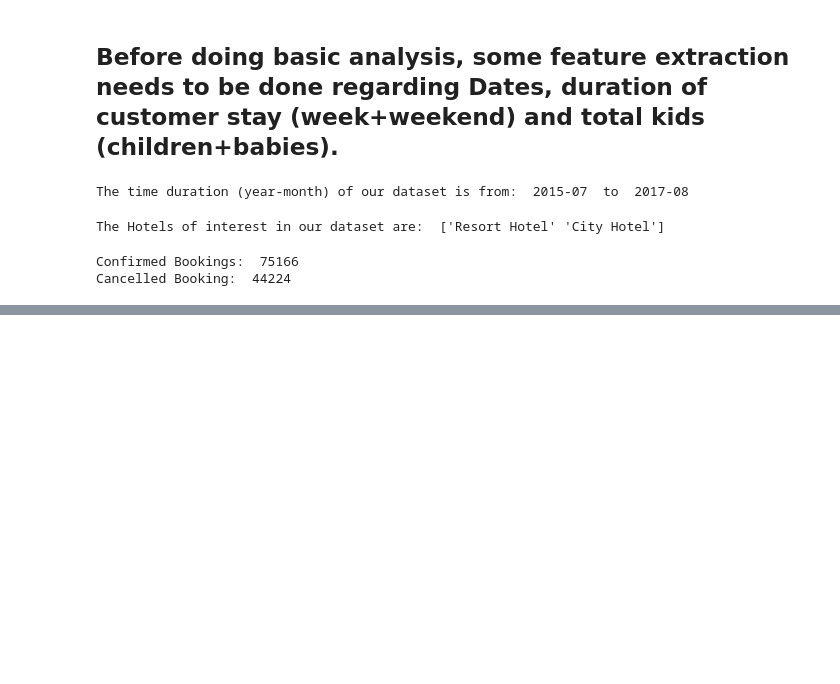
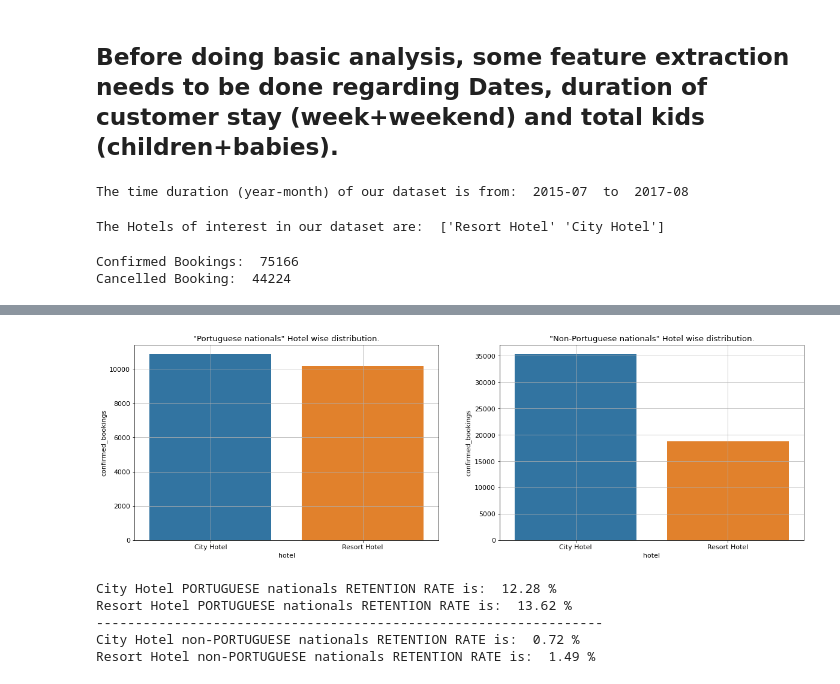
Before and after one commit to aviralsingh2907/AlmaBetter-Capstone-Project-1-EDA-Hotel-Booking-Analysis, a Jupyter notebook: CapstoneProject1_EDA_Hotel_Booking_Analysis.ipynb, the cells around one changed output, grey strips where cells are left out. Cells and saved outputs as stored; diff of their text form; code cells hidden in the pictures; blank space fills up the shorter version.

```diff
--- a/CapstoneProject1_EDA_Hotel_Booking_Analysis.ipynb
+++ b/CapstoneProject1_EDA_Hotel_Booking_Analysis.ipynb
@@ -258,0 +339,48 @@ hotel_canceled_df = hotel_df[hotel_df['is_canceled'] == 1].copy()   #cancelled b
+# %%
+#visualization of above cell:
+portuguese_confirmed_df = hotel_confirmed_df[(hotel_confirmed_df['country']=='PRT')].groupby(['hotel']).agg({'is_canceled':'count'}).reset_index().rename(columns = {'is_canceled':'confirmed_bookings'})
+
+non_portuguese_confirmed_df = hotel_confirmed_df[ (hotel_confirmed_df['country']!='PRT') ].groupby(['hotel']).agg({'is_canceled':'count'}).reset_index().rename(columns = {'is_canceled':'confirmed_bookings'})
+
+
+fig, axes1 = plt.subplots(1,2, figsize=(20,6))
+mpl.rcParams['font.size'] = 11
+
+sns.barplot(x = 'hotel', y = 'confirmed_bookings', data = portuguese_confirmed_df, ax=axes1[0])
+axes1[0].set_title('"Portuguese nationals" Hotel wise distribution.')
+axes1[0].grid(True)
+
+
+sns.barplot(x = 'hotel', y = 'confirmed_bookings', data = non_portuguese_confirmed_df, ax=axes1[1])
+axes1[1].set_title('"Non-Portuguese nationals" Hotel wise distribution.')
+axes1[1].grid(True)
+# %% [output]
+[figure, added]
+# %%
+#Portuguese retention rate city hotel
+prt_city_retention = hotel_confirmed_df[(hotel_confirmed_df['country'] == 'PRT') & (hotel_confirmed_df['is_repeated_guest'] == 1) & (hotel_confirmed_df['hotel'] == 'City Hotel')].shape[0]/hotel_confirmed_df[(hotel_confirmed_df['country'] == 'PRT') & (hotel_confirmed_df['hotel'] == 'City Hotel')].shape[0]
+
+print('City Hotel PORTUGUESE nationals RETENTION RATE is: ',round(prt_city_retention*100,2),'%')
+
+#Portuguese retention rate resort hotel
+prt_resort_retention = hotel_confirmed_df[(hotel_confirmed_df['country'] == 'PRT') & (hotel_confirmed_df['is_repeated_guest'] == 1) & (hotel_confirmed_df['hotel'] == 'Resort Hotel')].shape[0]/hotel_confirmed_df[(hotel_confirmed_df['country'] == 'PRT') & ((hotel_confirmed_df['hotel'] == 'Resort Hotel'))].shape[0]
+
+print('Resort Hotel PORTUGUESE nationals RETENTION RATE is: ',round(prt_resort_retention*100,2),'%')
+
+print('-'*65)
+
+#Foreign retention rate city hotel
+non_prt_city_retention = hotel_confirmed_df[(hotel_confirmed_df['country'] != 'PRT') & (hotel_confirmed_df['is_repeated_guest'] == 1) & (hotel_confirmed_df['hotel'] == 'City Hotel')].shape[0]/hotel_confirmed_df[(hotel_confirmed_df['country'] != 'PRT') & (hotel_confirmed_df['hotel'] == 'City Hotel')].shape[0]
+
+print('City Hotel non-PORTUGUESE nationals RETENTION RATE is: ',round(non_prt_city_retention*100,2),'%')
+
+#Foreign retention rate resort hotel
+non_prt_resort_retention = hotel_confirmed_df[(hotel_confirmed_df['country'] != 'PRT') & (hotel_confirmed_df['is_repeated_guest'] == 1) & (hotel_confirmed_df['hotel'] == 'Resort Hotel')].shape[0]/hotel_confirmed_df[(hotel_confirmed_df['country'] != 'PRT') & (hotel_confirmed_df['hotel'] == 'Resort Hotel')].shape[0]
+
+print('Resort Hotel non-PORTUGUESE nationals RETENTION RATE is: ',round(non_prt_resort_retention*100,2),'%')
+# %% [output]
+City Hotel PORTUGUESE nationals RETENTION RATE is:  12.28 %
+Resort Hotel PORTUGUESE nationals RETENTION RATE is:  13.62 %
+-----------------------------------------------------------------
+City Hotel non-PORTUGUESE nationals RETENTION RATE is:  0.72 %
+Resort Hotel non-PORTUGUESE nationals RETENTION RATE is:  1.49 %
```
Also changed, not shown: parts of 51 cells of this notebook.
